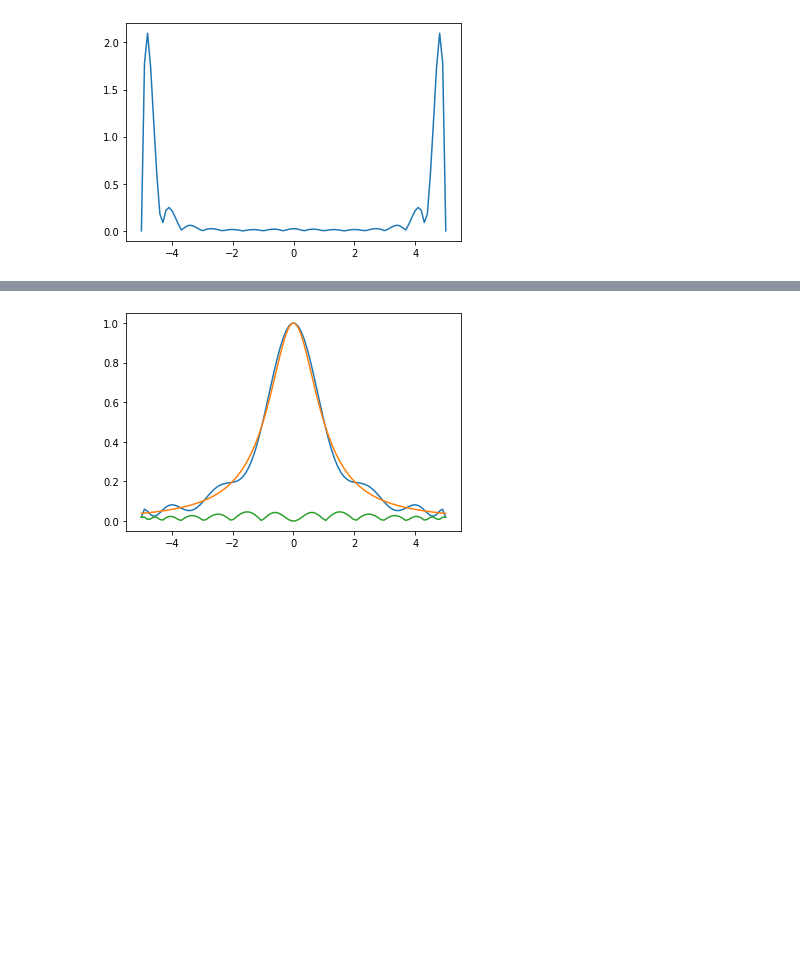
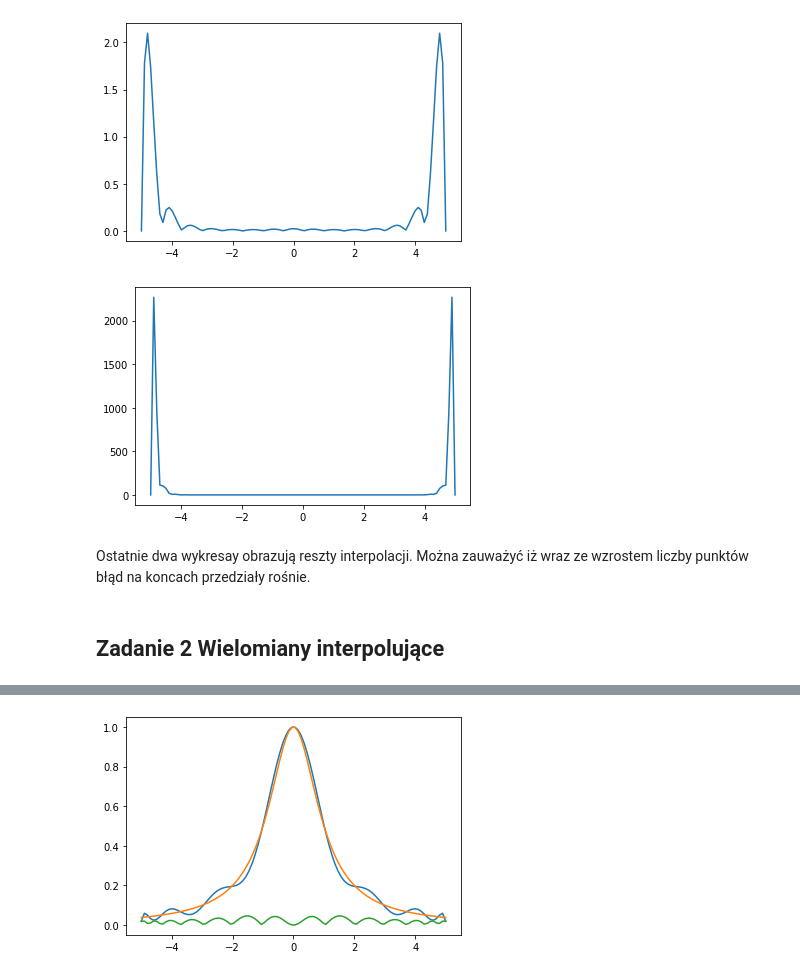
Before and after one commit to surjak/MOwNiT, a Jupyter notebook: lab1/Lab2.ipynb, the cells around one changed output, grey strips where cells are left out. Drawn from its saved outputs; the diff is of its cells as text; code cells hidden in the pictures; blank space fills up the shorter version.

```diff
--- a/lab1/Lab2.ipynb
+++ b/lab1/Lab2.ipynb
@@ -60,3 +89,12 @@ def interpolation_error(n):
 interpolation_error(15)
 # %% [output]
 [figure]
+# %%
+interpolation_error(30)
+# %% [output]
+[figure, added]
+# %% [markdown]
+Ostatnie dwa wykresay obrazują reszty interpolacji.
+Można zauważyć iż wraz ze wzrostem liczby punktów błąd na koncach przedziały rośnie.
+# %% [markdown]
+## Zadanie 2 Wielomiany interpolujące
```
Also changed, not shown: parts of 20 cells of this notebook.
